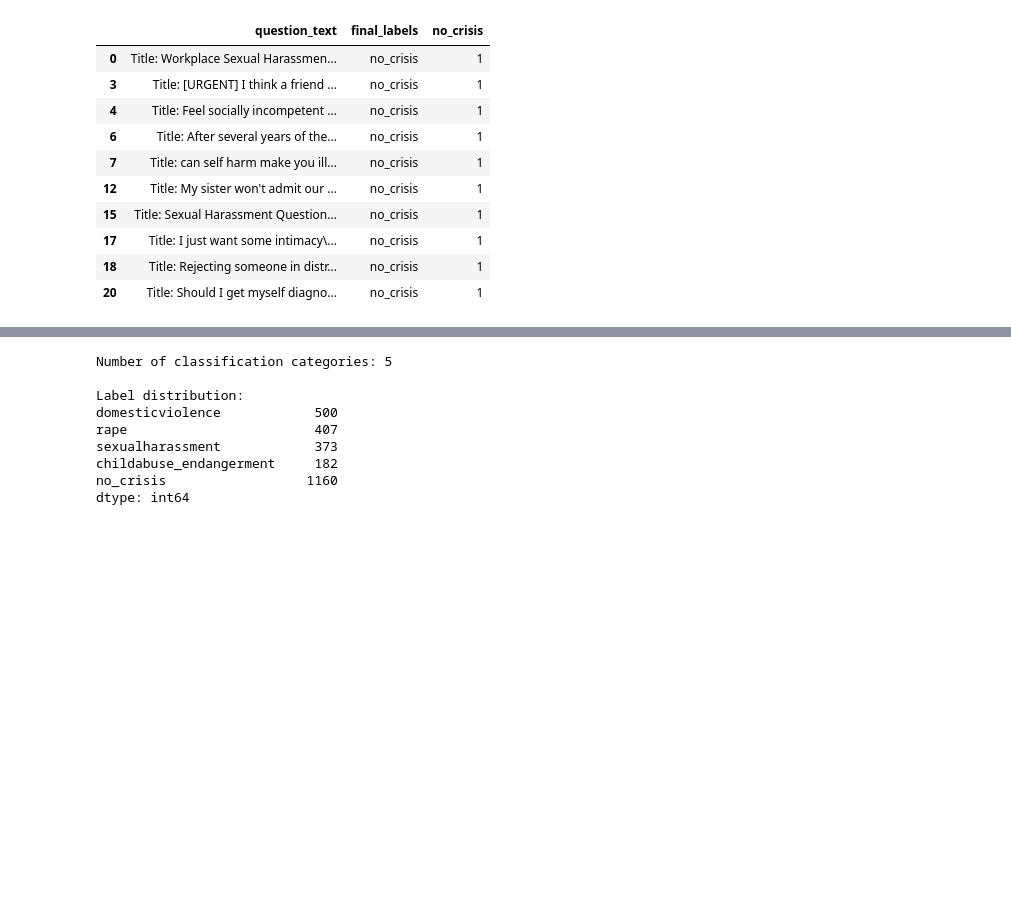
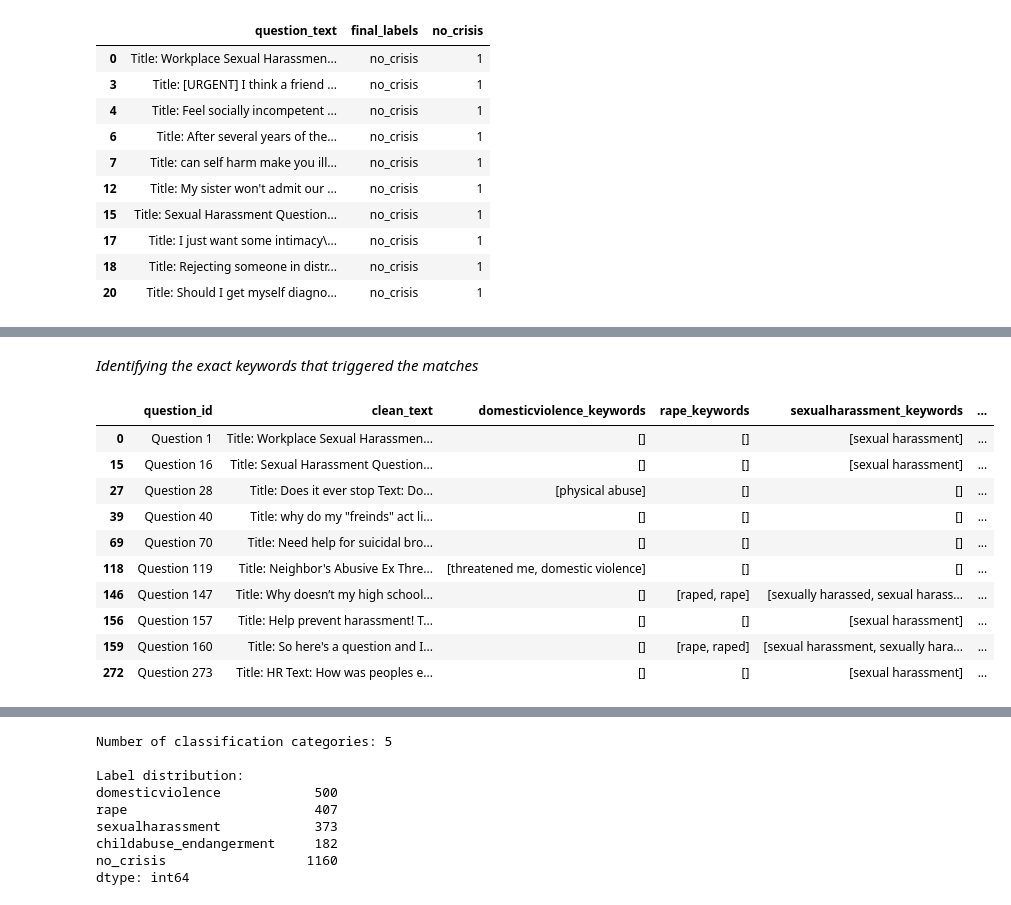
Before and after one commit to Njeri-Kiarie/Final_Capstone, a Jupyter notebook: salama.ipynb, the cells around one changed output, grey strips where cells are left out. Cells and saved outputs as stored; diff of their text form; code cells hidden in the pictures; blank space fills up the shorter version.

Commit message:
no_crisis narratives

```diff
--- a/salama.ipynb
+++ b/salama.ipynb
@@ -990,0 +1160,50 @@ gbv[gbv["no_crisis"] == 1][
+# %% [markdown]
+*Identifying the exact keywords that triggered the matches*
+# %%
+# Function to identify matched keywords
+def find_matched_keywords(text, pattern):
+    if not isinstance(text, str):
+        return []
+
+    matches = re.findall(pattern, text, flags=re.IGNORECASE)
+    return list(dict.fromkeys(match.lower() for match in matches))
+
+
+# Extract matched keywords for each GBV category
+for category, pattern in gbv_patterns.items():
+    no_crisis_df[f"{category}_keywords"] = (
+        no_crisis_df["clean_text"].apply(
+            lambda text: find_matched_keywords(text, pattern)
+        )
+    )
+
+
+# Inspect the first 10 flagged narratives
+flagged_gbv = no_crisis_df[
+    no_crisis_df["potential_gbv"]
+].copy()
+
+display(
+    flagged_gbv[
+        [
+            "question_id",
+            "clean_text",
+            "domesticviolence_keywords",
+            "rape_keywords",
+            "sexualharassment_keywords",
+            "childabuse_endangerment_keywords"
+        ]
+    ].head(10)
+)
+# %% [output]
+|  | question_id | clean_text | domesticviolence_keywords | rape_keywords | sexualharassment_keywords | ... |
+| 0 | Question 1 | Title: Workplace Sexual Harassmen... | [] | [] | [sexual harassment] | ... |
+| 15 | Question 16 | Title: Sexual Harassment Question... | [] | [] | [sexual harassment] | ... |
+| 27 | Question 28 | Title: Does it ever stop Text: Do... | [physical abuse] | [] | [] | ... |
+| 39 | Question 40 | Title: why do my "freinds" act li... | [] | [] | [] | ... |
+| 69 | Question 70 | Title: Need help for suicidal bro... | [] | [] | [] | ... |
+| 118 | Question 119 | Title: Neighbor's Abusive Ex Thre... | [threatened me, domestic violence] | [] | [] | ... |
+| 146 | Question 147 | Title: Why doesn’t my high school... | [] | [raped, rape] | [sexually harassed, sexual harass... | ... |
+| 156 | Question 157 | Title: Help prevent harassment! T... | [] | [] | [sexual harassment] | ... |
+| 159 | Question 160 | Title: So here's a question and I... | [] | [rape, raped] | [sexual harassment, sexually hara... | ... |
+| 272 | Question 273 | Title: HR Text: How was peoples e... | [] | [] | [sexual harassment] | ... |
```
Also changed, not shown: parts of 20 cells of this notebook.
